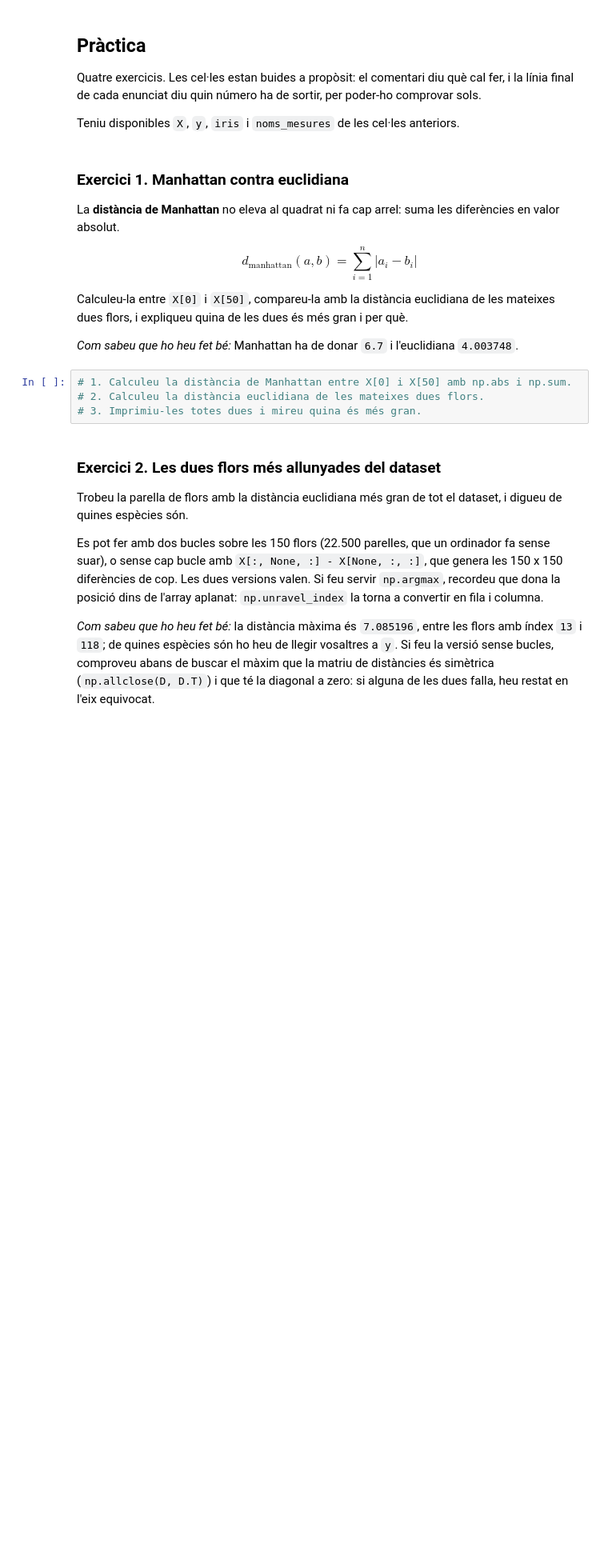
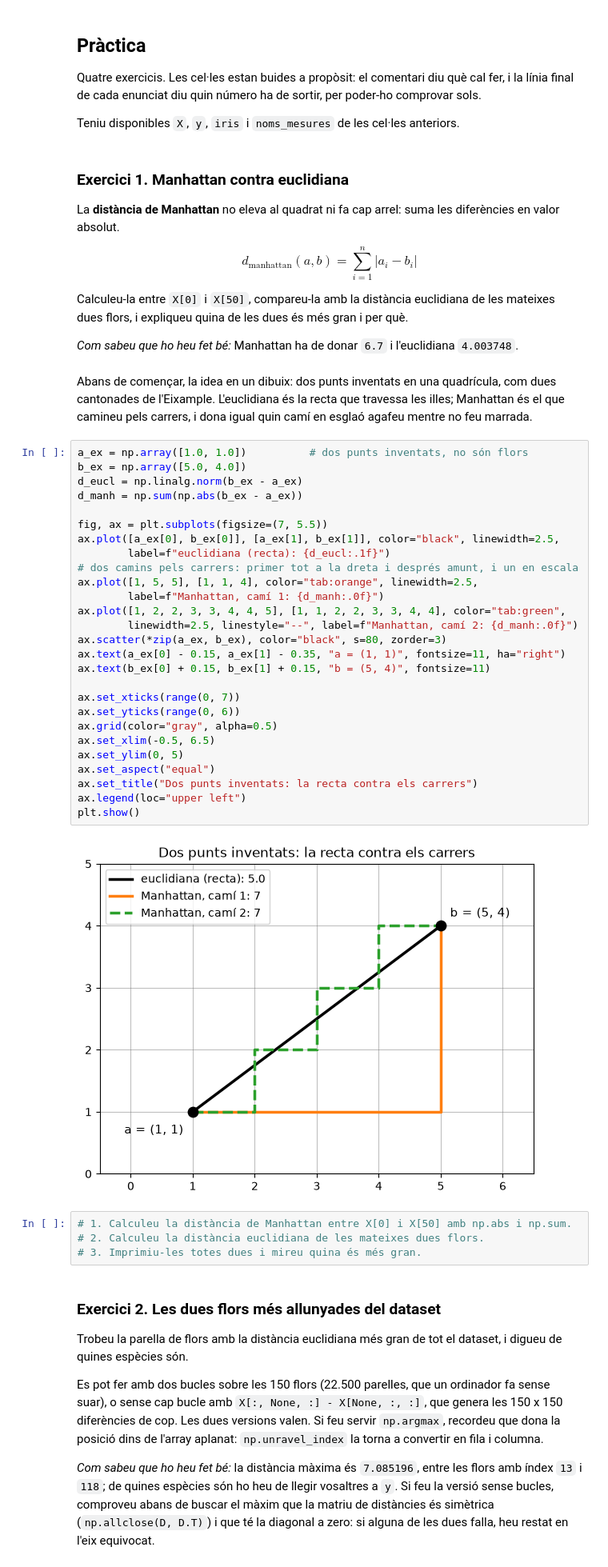
Before and after one commit to ZenidX/Machine-Learning, a Jupyter notebook: Machine Learning/03_matematiques/MA_01_algebra_lineal.ipynb, the cells around one changed output. Shown at 80% size. Drawn from its saved outputs; the diff is of its cells as text; blank space fills up the shorter version.

```diff
--- a/Machine Learning/03_matematiques/MA_01_algebra_lineal.ipynb
+++ b/Machine Learning/03_matematiques/MA_01_algebra_lineal.ipynb
@@ -1041,6 +1041,39 @@ Calculeu-la entre `X[0]` i `X[50]`, compareu-la amb la distància euclidiana de
 mateixes dues flors, i expliqueu quina de les dues és més gran i per què.
 
 *Com sabeu que ho heu fet bé:* Manhattan ha de donar `6.7` i l'euclidiana `4.003748`.
+# %% [markdown]
+Abans de començar, la idea en un dibuix: dos punts inventats en una quadrícula, com dues
+cantonades de l'Eixample. L'euclidiana és la recta que travessa les illes; Manhattan és el
+que camineu pels carrers, i dona igual quin camí en esglaó agafeu mentre no feu marrada.
+# %%
+a_ex = np.array([1.0, 1.0])          # dos punts inventats, no són flors
+b_ex = np.array([5.0, 4.0])
+d_eucl = np.linalg.norm(b_ex - a_ex)
+d_manh = np.sum(np.abs(b_ex - a_ex))
+
+fig, ax = plt.subplots(figsize=(7, 5.5))
+ax.plot([a_ex[0], b_ex[0]], [a_ex[1], b_ex[1]], color="black", linewidth=2.5,
+        label=f"euclidiana (recta): {d_eucl:.1f}")
+# dos camins pels carrers: primer tot a la dreta i després amunt, i un en escala
+ax.plot([1, 5, 5], [1, 1, 4], color="tab:orange", linewidth=2.5,
+        label=f"Manhattan, camí 1: {d_manh:.0f}")
+ax.plot([1, 2, 2, 3, 3, 4, 4, 5], [1, 1, 2, 2, 3, 3, 4, 4], color="tab:green",
+        linewidth=2.5, linestyle="--", label=f"Manhattan, camí 2: {d_manh:.0f}")
+ax.scatter(*zip(a_ex, b_ex), color="black", s=80, zorder=3)
+ax.text(a_ex[0] - 0.15, a_ex[1] - 0.35, "a = (1, 1)", fontsize=11, ha="right")
+ax.text(b_ex[0] + 0.15, b_ex[1] + 0.15, "b = (5, 4)", fontsize=11)
+
+ax.set_xticks(range(0, 7))
+ax.set_yticks(range(0, 6))
+ax.grid(color="gray", alpha=0.5)
+ax.set_xlim(-0.5, 6.5)
+ax.set_ylim(0, 5)
+ax.set_aspect("equal")
+ax.set_title("Dos punts inventats: la recta contra els carrers")
+ax.legend(loc="upper left")
+plt.show()
+# %% [output]
+[figure, added]
 # %%
 # 1. Calculeu la distància de Manhattan entre X[0] i X[50] amb np.abs i np.sum.
 # 2. Calculeu la distància euclidiana de les mateixes dues flors.
```
Also changed, not shown: parts of 6 cells of this notebook.
